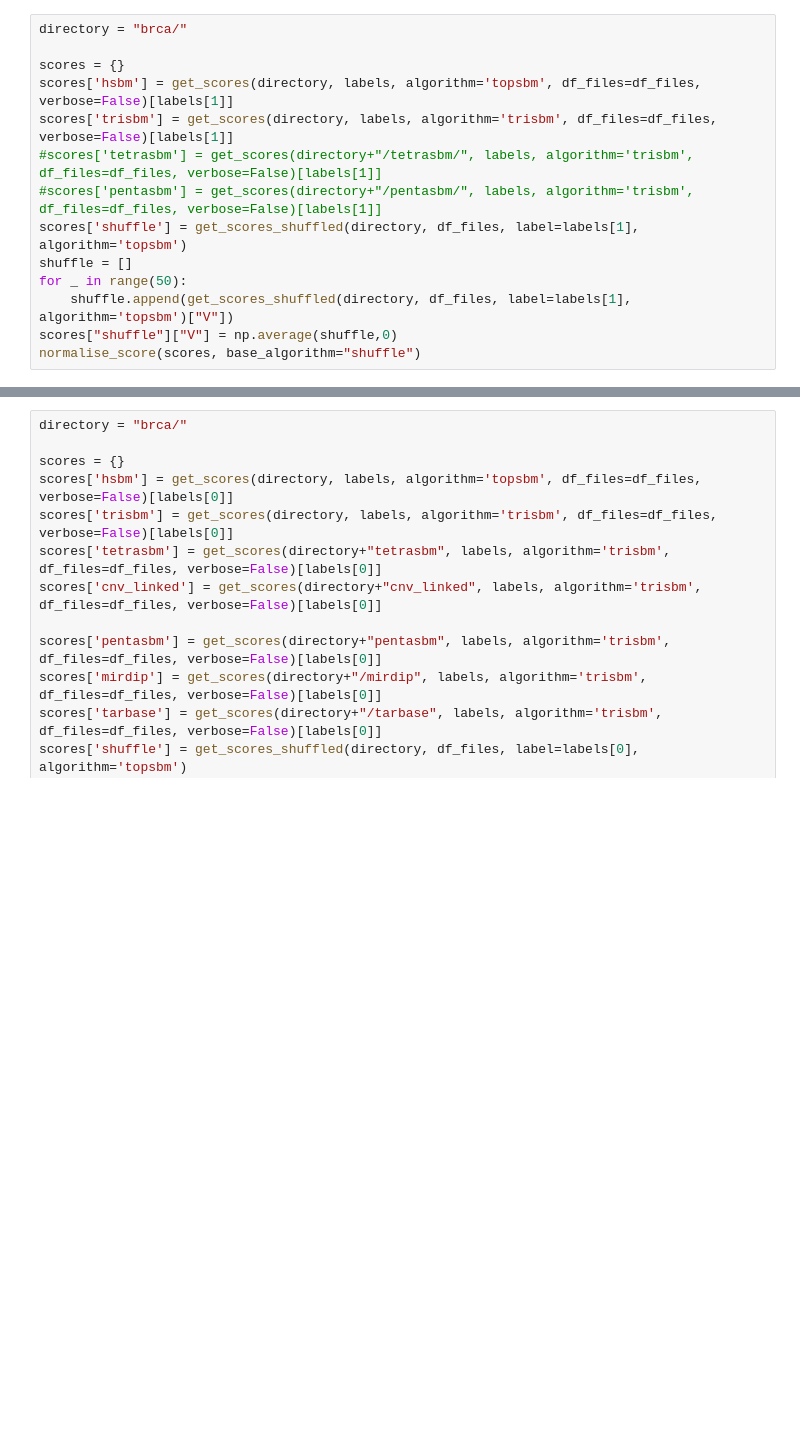
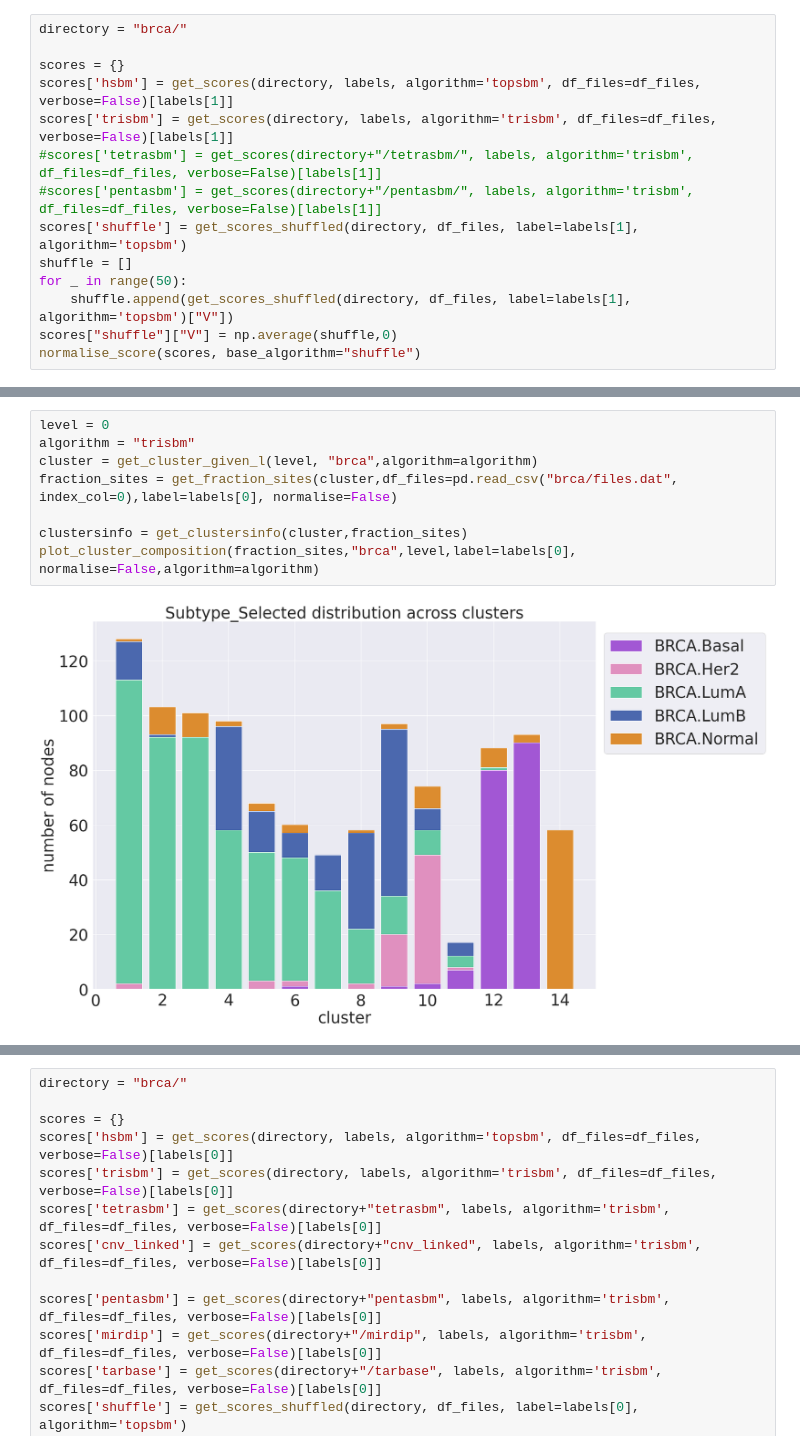
Before and after one commit to BioPhys-Turin/keywordTCGA, a Jupyter notebook: paper.ipynb, the cells around one changed output, grey strips where cells are left out. Cells and saved outputs as stored; diff of their text form; blank space fills up the shorter version.

```diff
--- a/paper.ipynb
+++ b/paper.ipynb
@@ -67 +144,11 @@ fig.savefig("%s/metric_scores_%s.pdf"%(directory,analysis))
+# %%
+level = 0
+algorithm = "trisbm"
+cluster = get_cluster_given_l(level, "brca",algorithm=algorithm)
+fraction_sites = get_fraction_sites(cluster,df_files=pd.read_csv("brca/files.dat", index_col=0),label=labels[0], normalise=False)
+
+clustersinfo = get_clustersinfo(cluster,fraction_sites)
+plot_cluster_composition(fraction_sites,"brca",level,label=labels[0], normalise=False,algorithm=algorithm)
+# %% [output]
+[figure, added]
 # %%
```
Also changed, not shown: parts of 11 cells of this notebook, 1 other file.
